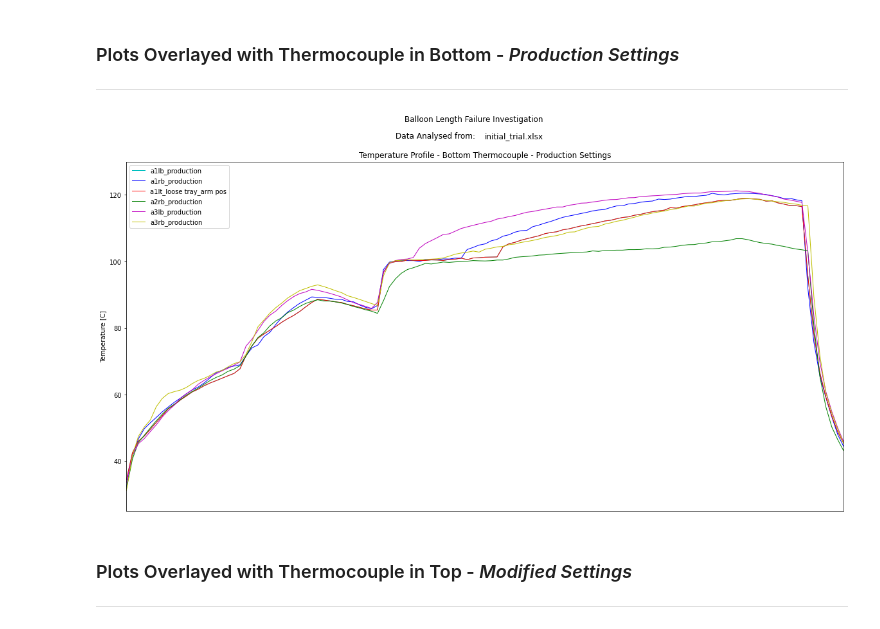
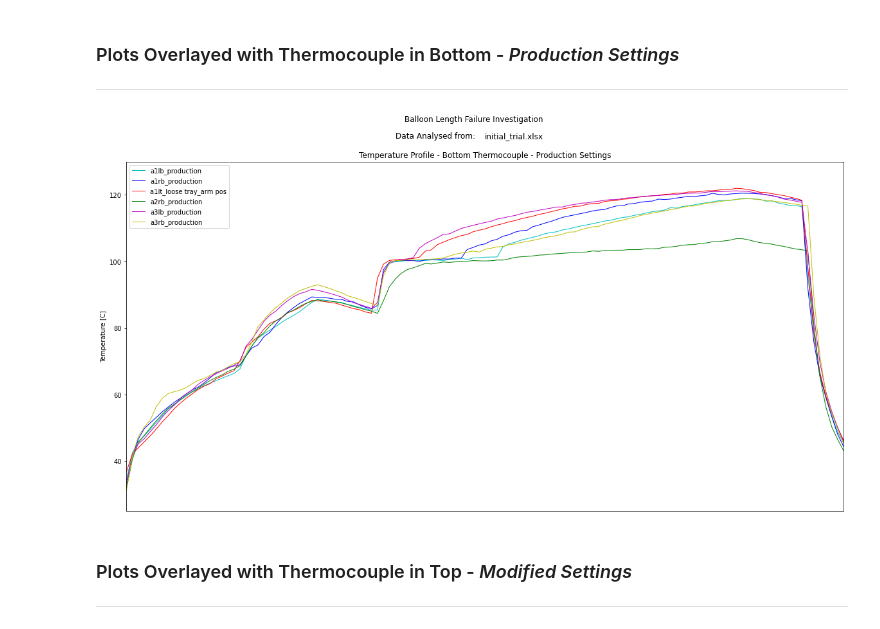
Before and after one commit to KeithQuinn/Temperature_Profile_Analysis, a Jupyter notebook: Initial_Trial/Balloon_Analysis.ipynb, the cells around one changed output. Drawn from its saved outputs; the diff is of its cells as text; code cells hidden in the pictures.

Commit message:
Fixing the issue with second plot

```diff
--- a/Initial_Trial/Balloon_Analysis.ipynb
+++ b/Initial_Trial/Balloon_Analysis.ipynb
@@ -152,24 +152,24 @@ plt.show()
 # %%
 plt.figure(figsize=(20,10))
 plt.plot(a1lb, "c", linewidth=1, label = "a1lb_production")
 plt.plot(a1rb, "b", linewidth=1, label = "a1rb_production")
-plt.plot(a1lb, "r", linewidth=1, label = "a1lt_loose tray_arm pos")
+plt.plot(a2lb, "r", linewidth=1, label = "a1lt_loose tray_arm pos")
 plt.plot(a2rb, "g", linewidth=1, label = "a2rb_production")
 plt.plot(a3lb, "m", linewidth=1, label = "a3lb_production")
 plt.plot(a3rb, "y", linewidth=1, label = "a3rb_production")
 plt.title("Temperature Profile - Bottom Thermocouple - Production Settings")
 plt.suptitle("Balloon Length Failure Investigation")
 axes = plt.gca()
 axes.set_xlim([0,120])
 axes.set_ylim([25,130])
 plt.text(45, 137, "Data Analysed from:", color='black', size=12)
 plt.text(60, 137, file_name, color='black', size=12)
 plt.legend(loc = "upper left")
 plt.xticks([])
 plt.ylabel("Temperature [C]", color = "black")
 plt.show()
 # %% [output]
-[figure, old version]
+[figure, new version]
 # %% [markdown]
 ### Plots Overlayed with Thermocouple in Top - *Modified Settings*
 ***
```
